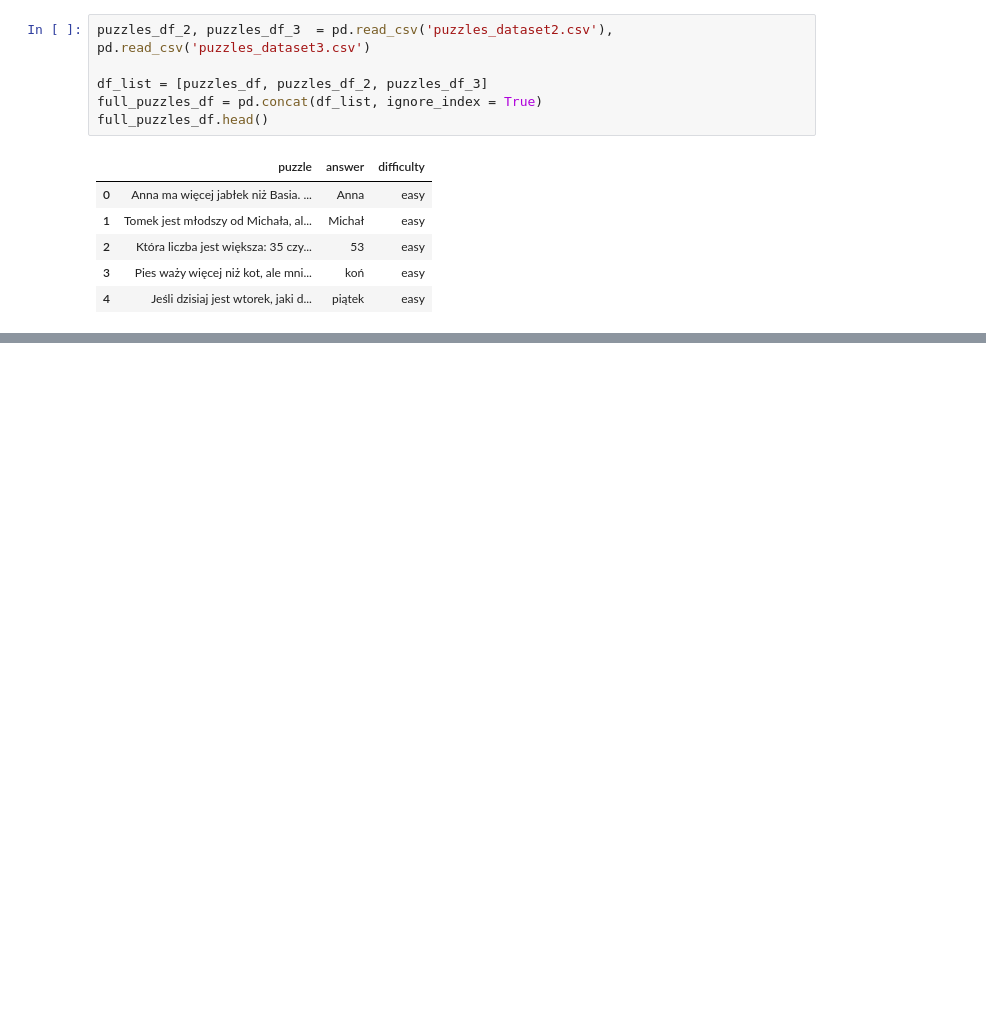
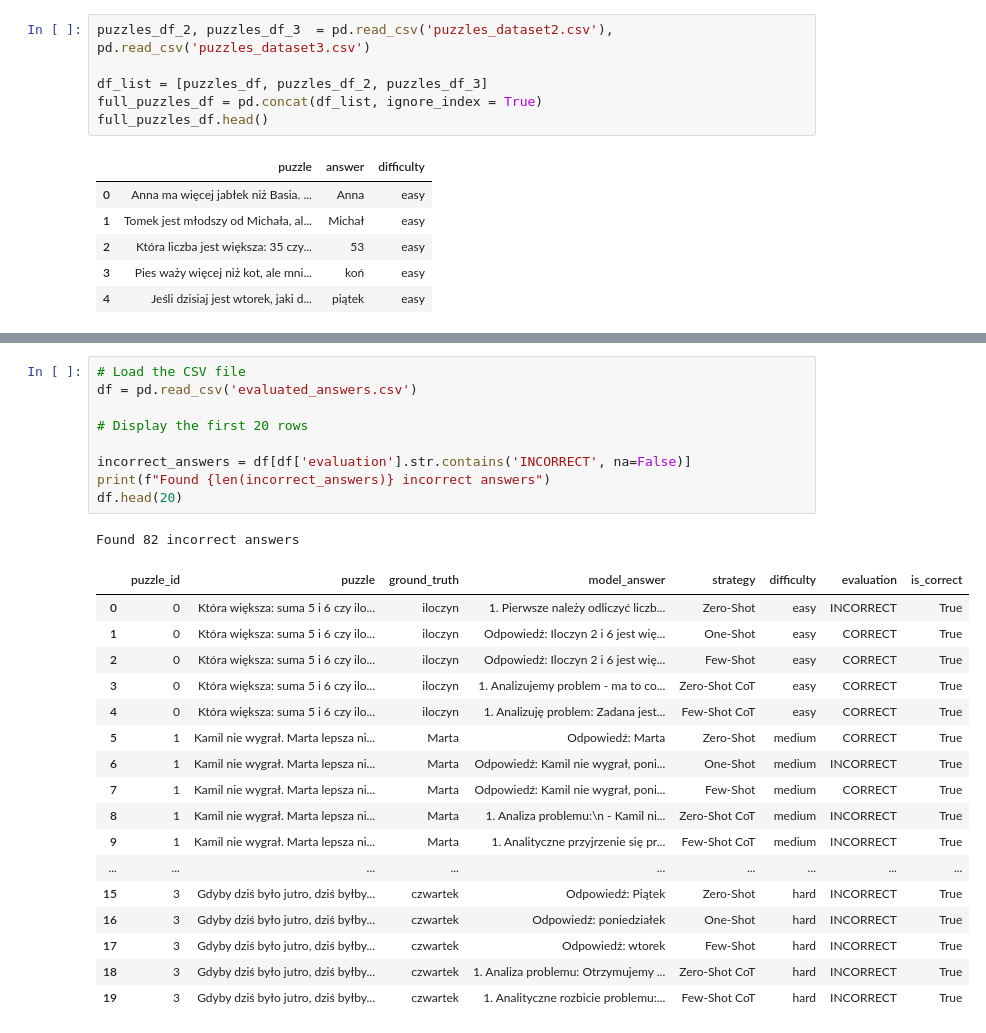
Before and after one commit to LLM-based-puzzle-solver/Cuda-project, a Jupyter notebook: CUDA_projekt.ipynb, the cells around one changed output, grey strips where cells are left out. Cells and saved outputs as stored; diff of their text form; blank space fills up the shorter version.

```diff
--- a/CUDA_projekt.ipynb
+++ b/CUDA_projekt.ipynb
@@ -728,0 +1111,28 @@ Evaluation: INCORRECT
+# %%
+# Load the CSV file
+df = pd.read_csv('evaluated_answers.csv')
+
+# Display the first 20 rows
+
+incorrect_answers = df[df['evaluation'].str.contains('INCORRECT', na=False)]
+print(f"Found {len(incorrect_answers)} incorrect answers")
+df.head(20)
+# %% [output]
+Found 82 incorrect answers
+|  | puzzle_id | puzzle | ground_truth | model_answer | strategy | difficulty | evaluation | is_correct |
+| 0 | 0 | Która większa: suma 5 i 6 czy ilo... | iloczyn | 1. Pierwsze należy odliczyć liczb... | Zero-Shot | easy | INCORRECT | True |
+| 1 | 0 | Która większa: suma 5 i 6 czy ilo... | iloczyn | Odpowiedź: Iloczyn 2 i 6 jest wię... | One-Shot | easy | CORRECT | True |
+| 2 | 0 | Która większa: suma 5 i 6 czy ilo... | iloczyn | Odpowiedź: Iloczyn 2 i 6 jest wię... | Few-Shot | easy | CORRECT | True |
+| 3 | 0 | Która większa: suma 5 i 6 czy ilo... | iloczyn | 1. Analizujemy problem - ma to co... | Zero-Shot CoT | easy | CORRECT | True |
+| 4 | 0 | Która większa: suma 5 i 6 czy ilo... | iloczyn | 1. Analizuję problem: Zadana jest... | Few-Shot CoT | easy | CORRECT | True |
+| 5 | 1 | Kamil nie wygrał. Marta lepsza ni... | Marta | Odpowiedź: Marta | Zero-Shot | medium | CORRECT | True |
+| 6 | 1 | Kamil nie wygrał. Marta lepsza ni... | Marta | Odpowiedź: Kamil nie wygrał, poni... | One-Shot | medium | INCORRECT | True |
+| 7 | 1 | Kamil nie wygrał. Marta lepsza ni... | Marta | Odpowiedź: Kamil nie wygrał, poni... | Few-Shot | medium | CORRECT | True |
+| 8 | 1 | Kamil nie wygrał. Marta lepsza ni... | Marta | 1. Analiza problemu:\n - Kamil ni... | Zero-Shot CoT | medium | INCORRECT | True |
+| 9 | 1 | Kamil nie wygrał. Marta lepsza ni... | Marta | 1. Analityczne przyjrzenie się pr... | Few-Shot CoT | medium | INCORRECT | True |
+| ... | ... | ... | ... | ... | ... | ... | ... | ... |
+| 15 | 3 | Gdyby dziś było jutro, dziś byłby... | czwartek | Odpowiedź: Piątek | Zero-Shot | hard | INCORRECT | True |
+| 16 | 3 | Gdyby dziś było jutro, dziś byłby... | czwartek | Odpowiedź: poniedziałek | One-Shot | hard | INCORRECT | True |
+| 17 | 3 | Gdyby dziś było jutro, dziś byłby... | czwartek | Odpowiedź: wtorek | Few-Shot | hard | INCORRECT | True |
+| 18 | 3 | Gdyby dziś było jutro, dziś byłby... | czwartek | 1. Analiza problemu: Otrzymujemy ... | Zero-Shot CoT | hard | INCORRECT | True |
+| 19 | 3 | Gdyby dziś było jutro, dziś byłby... | czwartek | 1. Analityczne rozbicie problemu:... | Few-Shot CoT | hard | INCORRECT | True |
```
Also changed, not shown: parts of 13 cells of this notebook, 2 other files.
